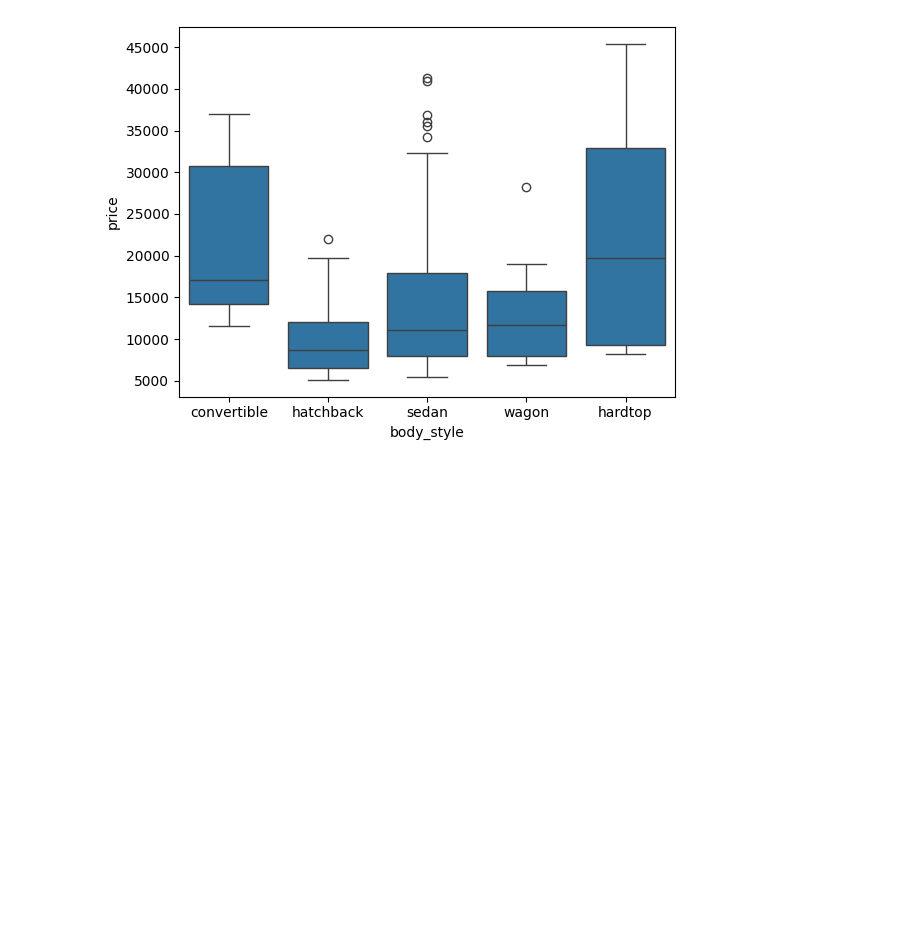
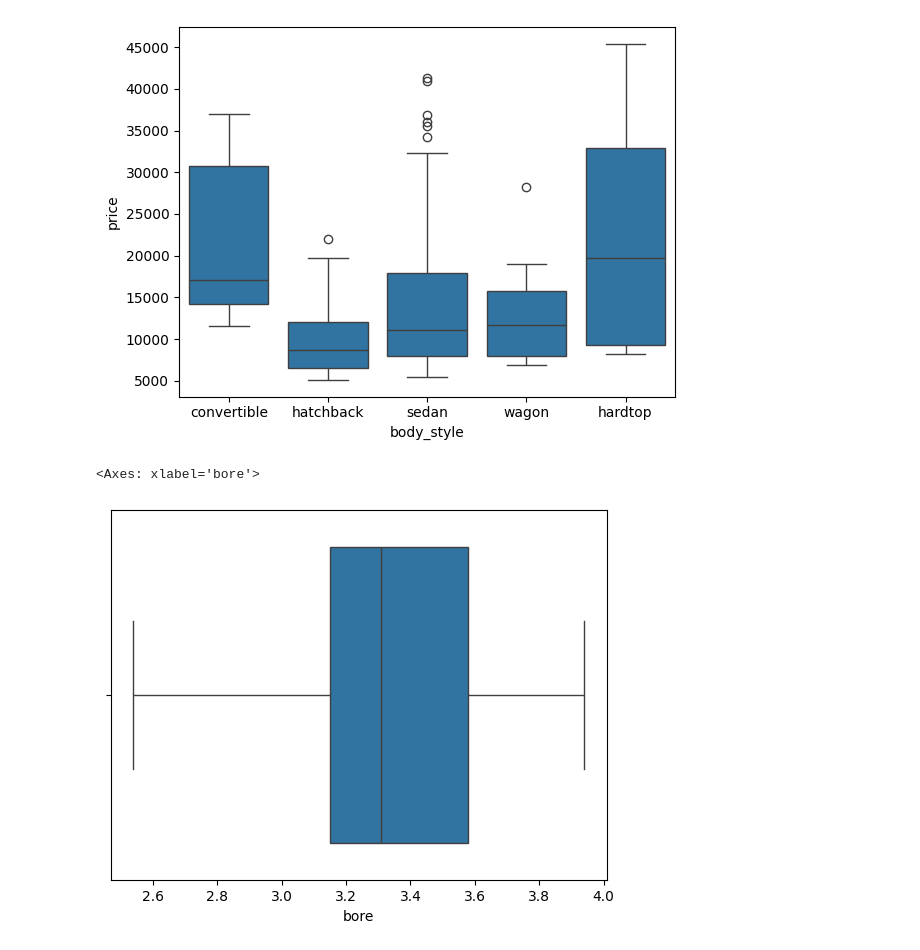
Before and after one commit to chemkemeimyers/PythonProjects, a Jupyter notebook: DataVisualization.ipynb, the cells around one changed output. Cells and saved outputs as stored; diff of their text form; code cells hidden in the pictures; blank space fills up the shorter version.

Commit message:
Data Visualization

```diff
--- a/DataVisualization.ipynb
+++ b/DataVisualization.ipynb
@@ -58,3 +58,8 @@ sns.boxplot(data = df, x='body_style', y='price')
 # %% [output]
 <Axes: xlabel='body_style', ylabel='price'>
 [figure]
+# %%
+sns.boxplot(data=df, x='bore')
+# %% [output]
+<Axes: xlabel='bore'>
+[figure, added]
```
Also changed, not shown: parts of 1 cell of this notebook.
